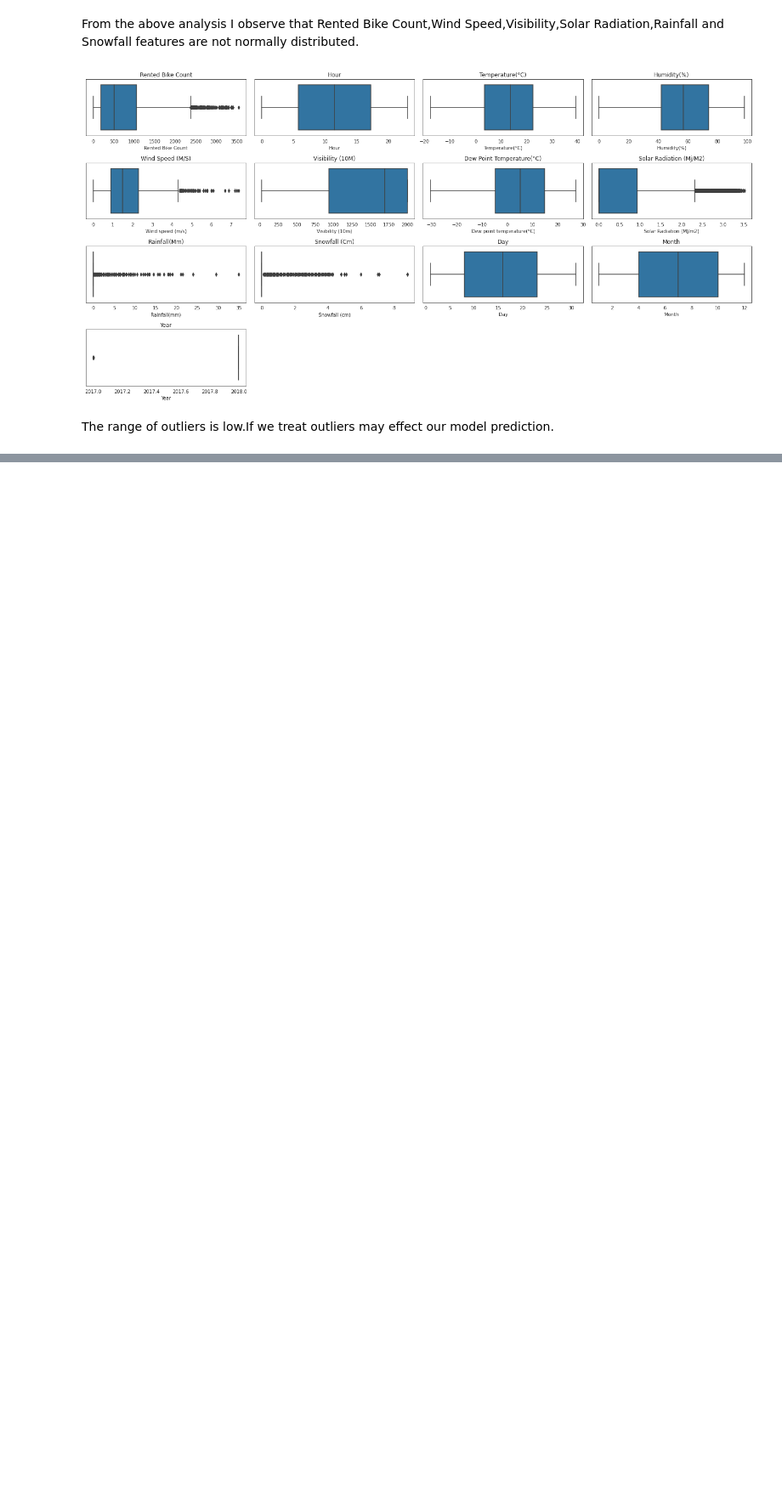
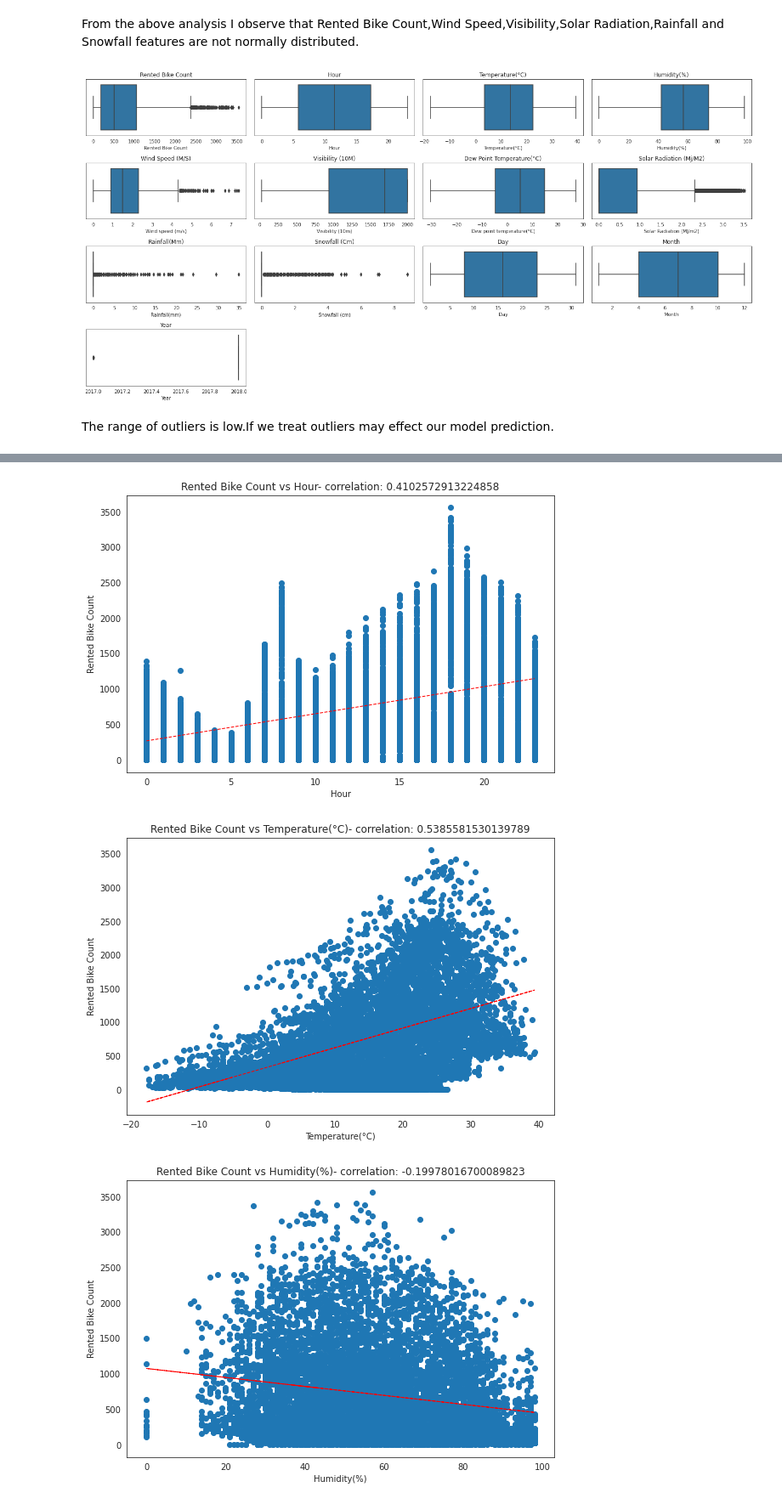
Before and after one commit to m123m12/Rental-Bike-Sharing-Demand-Prediction, a Jupyter notebook: Bike_Sharing_Demand_Prediction.ipynb, the cells around one changed output, grey strips where cells are left out. Shown: that part at 85% size. Drawn from its saved outputs; the diff is of its cells as text; code cells hidden in the pictures; blank space fills up the shorter version.

```diff
--- a/Bike_Sharing_Demand_Prediction.ipynb
+++ b/Bike_Sharing_Demand_Prediction.ipynb
@@ -293,0 +296,21 @@ The range of outliers is low.If we treat outliers may effect our model predictio
+# %%
+numeric_features=[ 'Hour', 'Temperature(°C)', 'Humidity(%)','Wind speed (m/s)', 'Visibility (10m)', 'Dew point temperature(°C)','Solar Radiation (MJ/m2)', 'Rainfall(mm)', 'Snowfall (cm)']
+# %%
+for col in numeric_features:
+    fig = plt.figure(figsize=(9, 6))
+    ax = fig.gca()
+    feature = bikedata[col]
+    label = bikedata['Rented Bike Count']
+    correlation = feature.corr(label)
+    plt.scatter(x=feature, y=label)
+    plt.xlabel(col)
+    plt.ylabel('Rented Bike Count')
+    ax.set_title('Rented Bike Count vs ' + col + '- correlation: ' + str(correlation))
+    z = np.polyfit(bikedata[col], bikedata['Rented Bike Count'], 1)
+    y_hat = np.poly1d(z)(bikedata[col])
+    plt.plot(bikedata[col], y_hat, "r--", lw=1)
+plt.show()
+# %% [output]
+[figure, added]
+[figure, added]
+[figure, added]
```
Also changed, not shown: parts of 6 cells of this notebook.
